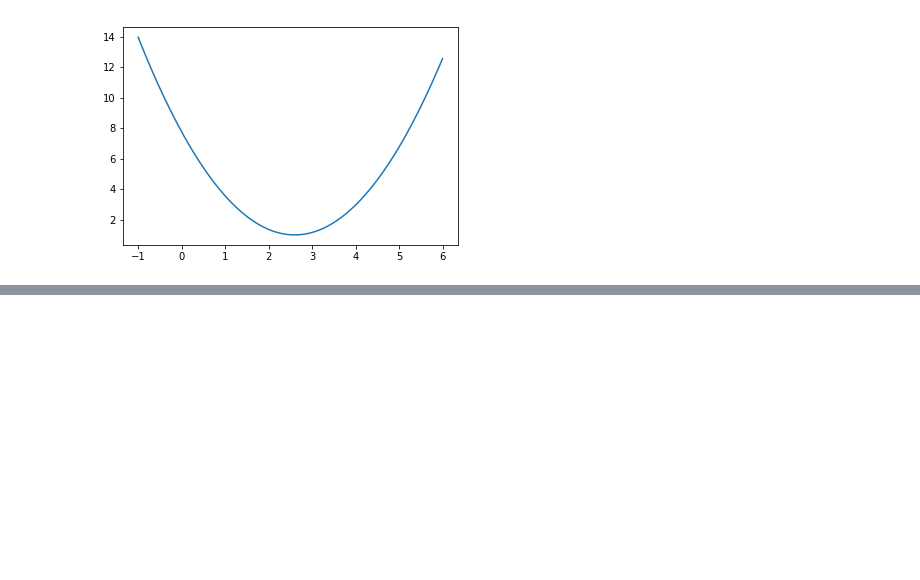
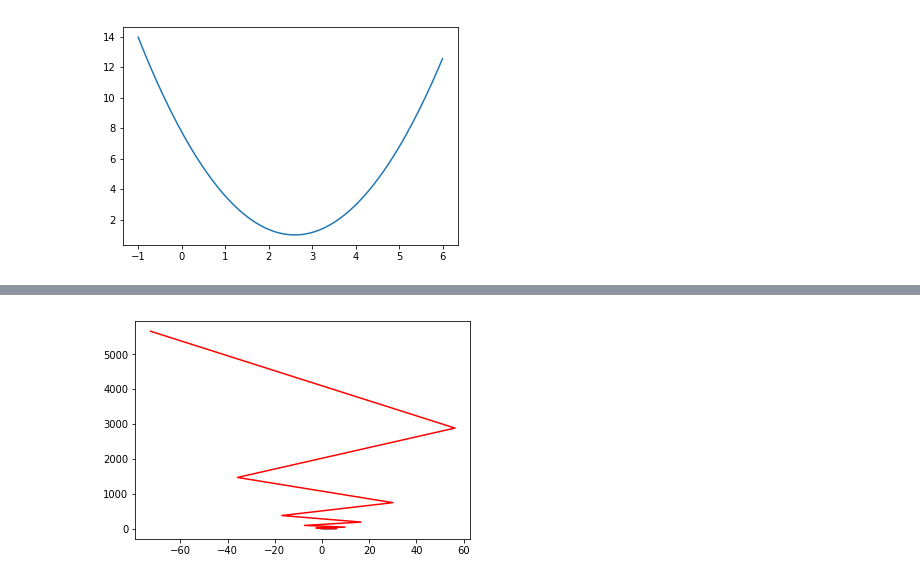
Before and after one commit to chenjiahuan262821/LearnPy, a Jupyter notebook: MachineLearning/第六章-梯度下降.ipynb, the cells around one changed output, grey strips where cells are left out. Cells and saved outputs as stored; diff of their text form; code cells hidden in the pictures; blank space fills up the shorter version.

```diff
--- a/MachineLearning/第六章-梯度下降.ipynb
+++ b/MachineLearning/第六章-梯度下降.ipynb
@@ -37,0 +124,10 @@ def J(theta):
+# %%
+# eta太大导致误解报错，可以使用try-except的方法避免报错
+
+def J(theta):
+    try:
+        return (theta - 2.6)**2 + 1
+    except:
+        return float('inf')
+
+#  尽管如此，不报错但是会出现死循环，因为之前是while True
@@ -37,0 +159,7 @@ def J(theta):
+# %%
+eta = 1.2
+theta_history = []
+gradient_descent(0.0, eta, n_iters = 10) #限制了theta的变化只能迈出10步
+plot_theta_history()
+# %% [output]
+[figure, added]
```
Also changed, not shown: parts of 6 cells of this notebook.
